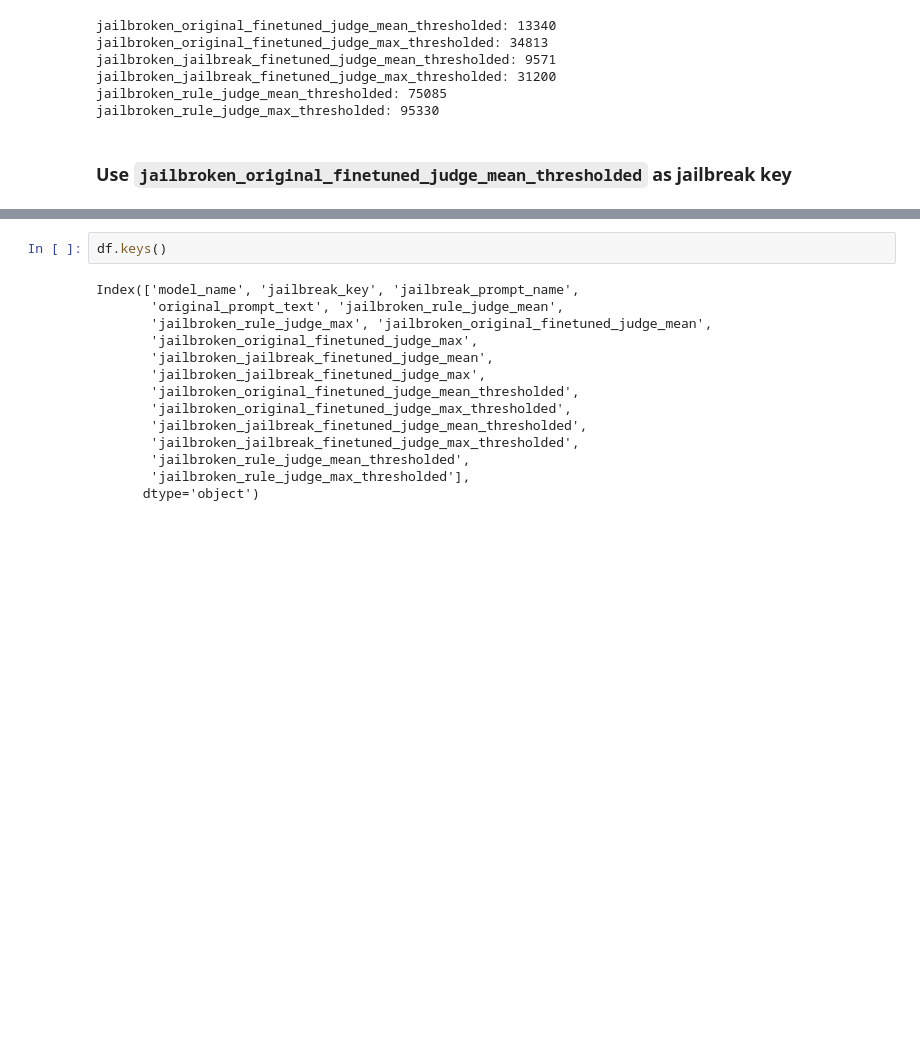
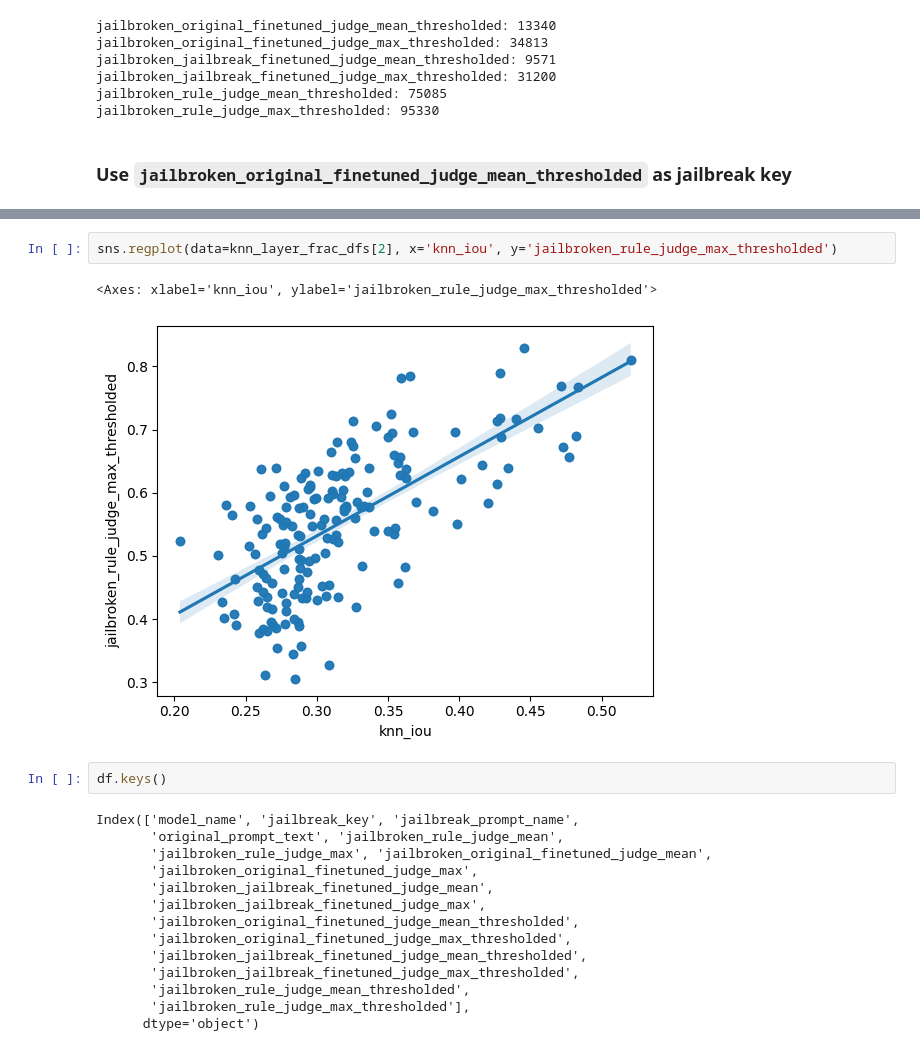
Before and after one commit to rangell/jailbreak_analysis, a Jupyter notebook: analyze_success.ipynb, the cells around one changed output, grey strips where cells are left out. Cells and saved outputs as stored; diff of their text form; blank space fills up the shorter version.

```diff
--- a/analyze_success.ipynb
+++ b/analyze_success.ipynb
@@ -116,3 +155,8 @@ with open("pairwise_knn_layer_dfs.pkl", "rb") as f:
+# %%
+sns.regplot(data=knn_layer_frac_dfs[2], x='knn_iou', y='jailbroken_rule_judge_max_thresholded')
+# %% [output]
+<Axes: xlabel='knn_iou', ylabel='jailbroken_rule_judge_max_thresholded'>
+[figure, added]
 # %%
 df.keys()
 # %% [output]
```
Also changed, not shown: parts of 7 cells of this notebook, 5 other files.
